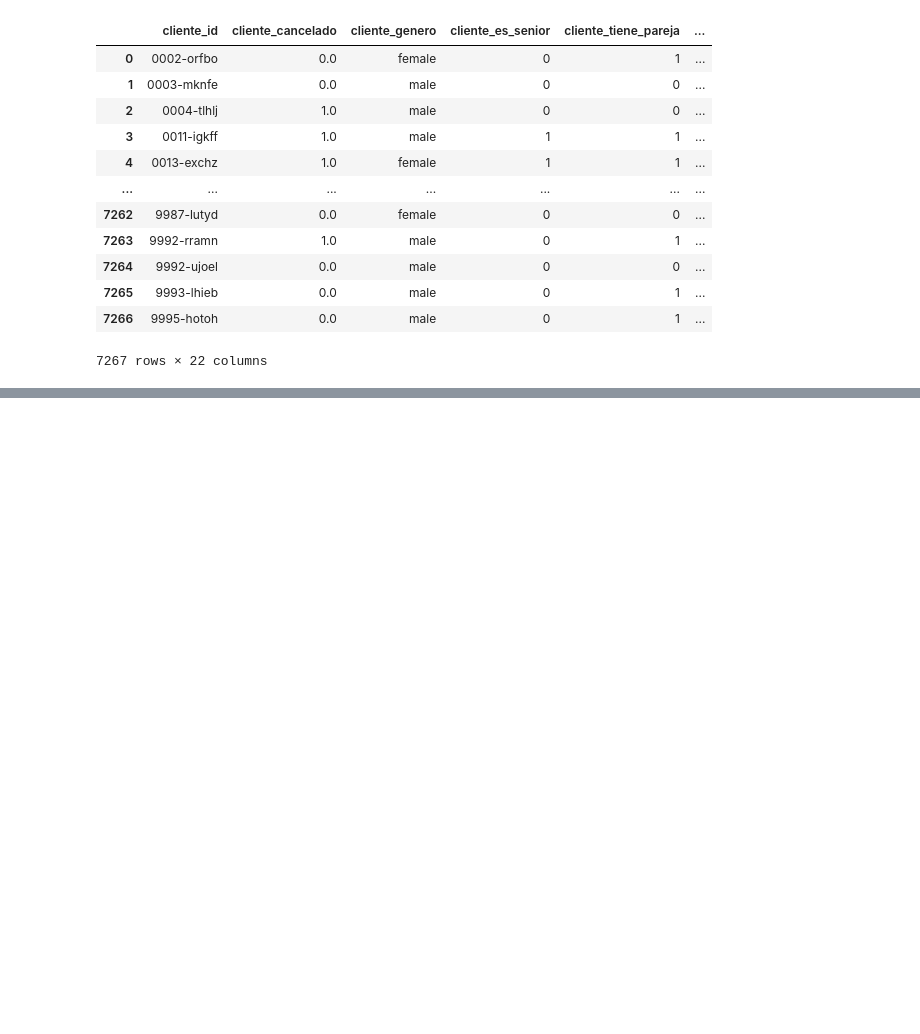
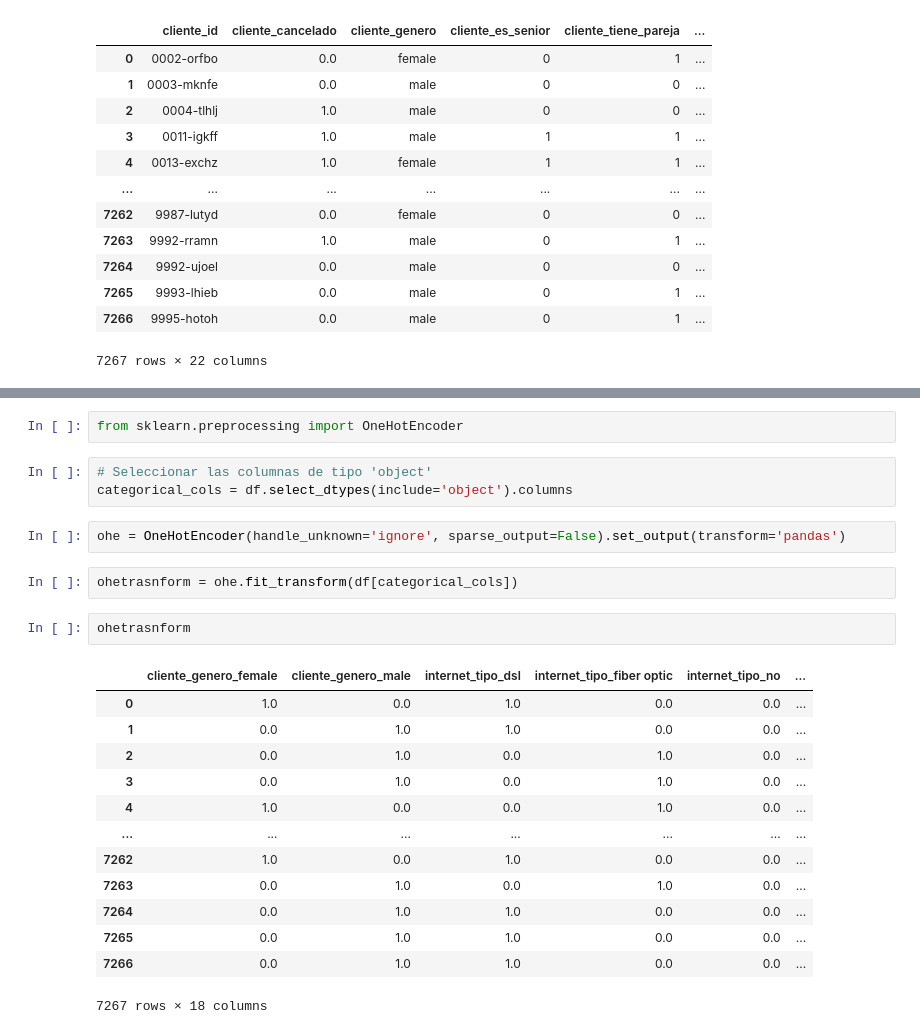
Before and after one commit to Lucas-Jimenez-uribe/Telecom_x_2, a Jupyter notebook: telecom_x_2.ipynb, the cells around one changed output, grey strips where cells are left out. Saved outputs shown, nothing was run; the diff lists cells and outputs as text; blank space fills up the shorter version.

Commit message:
list encoin con one hot encoder

```diff
--- a/telecom_x_2.ipynb
+++ b/telecom_x_2.ipynb
@@ -23,0 +42,25 @@ df
+# %%
+from sklearn.preprocessing import OneHotEncoder
+# %%
+# Seleccionar las columnas de tipo 'object'
+categorical_cols = df.select_dtypes(include='object').columns
+# %%
+ohe = OneHotEncoder(handle_unknown='ignore', sparse_output=False).set_output(transform='pandas')
+# %%
+ohetrasnform = ohe.fit_transform(df[categorical_cols])
+# %%
+ohetrasnform
+# %% [output]
+|  | cliente_genero_female | cliente_genero_male | internet_tipo_dsl | internet_tipo_fiber optic | internet_tipo_no | ... |
+| 0 | 1.0 | 0.0 | 1.0 | 0.0 | 0.0 | ... |
+| 1 | 0.0 | 1.0 | 1.0 | 0.0 | 0.0 | ... |
+| 2 | 0.0 | 1.0 | 0.0 | 1.0 | 0.0 | ... |
+| 3 | 0.0 | 1.0 | 0.0 | 1.0 | 0.0 | ... |
+| 4 | 1.0 | 0.0 | 0.0 | 1.0 | 0.0 | ... |
+| ... | ... | ... | ... | ... | ... | ... |
+| 7262 | 1.0 | 0.0 | 1.0 | 0.0 | 0.0 | ... |
+| 7263 | 0.0 | 1.0 | 0.0 | 1.0 | 0.0 | ... |
+| 7264 | 0.0 | 1.0 | 1.0 | 0.0 | 0.0 | ... |
+| 7265 | 0.0 | 1.0 | 1.0 | 0.0 | 0.0 | ... |
+| 7266 | 0.0 | 1.0 | 1.0 | 0.0 | 0.0 | ... |
+7267 rows × 18 columns
```
Also changed, not shown: parts of 6 cells of this notebook.
